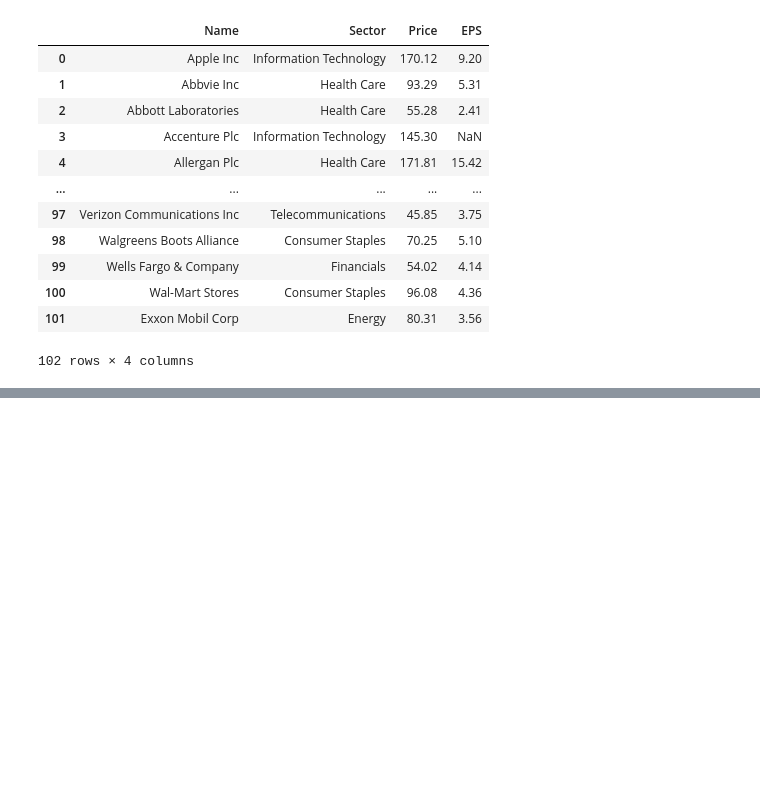
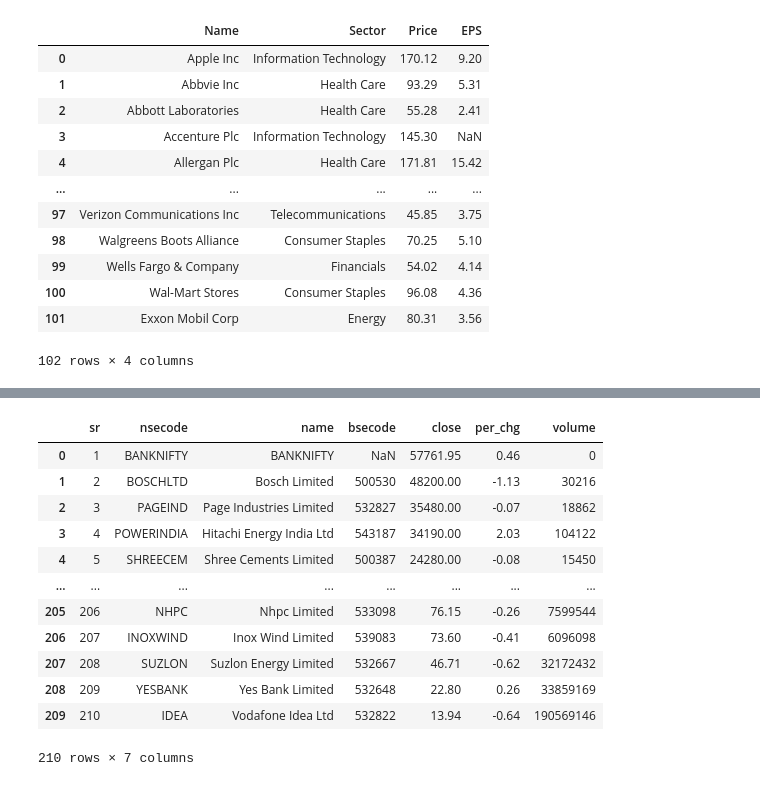
Before and after one commit to sunilsala88/batch-38, a Jupyter notebook: 10_numpy_pandas/pandas1.ipynb, the cells around one changed output, grey strips where cells are left out. Drawn from its saved outputs; the diff is of its cells as text; code cells hidden in the pictures; blank space fills up the shorter version.

```diff
--- a/10_numpy_pandas/pandas1.ipynb
+++ b/10_numpy_pandas/pandas1.ipynb
@@ -84,0 +137,34 @@ pd.read_html()
+# %%
+import requests, re, pandas as pd
+
+s = requests.Session()
+url = "https://chartink.com/screener/nifty-50-stocks"
+h = {"User-Agent": "Mozilla/5.0"}
+
+page = s.get(url, headers=h, timeout=30)
+csrf = re.search(r'name="csrf-token" content="([^"]+)"', page.text).group(1)
+
+h |= {"x-csrf-token": csrf, "x-requested-with": "XMLHttpRequest", "referer": url}
+resp = s.post("https://chartink.com/screener/process",
+              headers=h,
+              data={"scan_clause": "( {33489} ( latest close > 0 ) )"},
+              timeout=30)
+
+df = pd.DataFrame(resp.json()["data"])
+df
+#selelium,playwright,beautifulsoup,requests,seleniumwire,undetected_chromedriver,pyppeteer,pyppeteer_stealth
+#antigravity
+# %% [output]
+|  | sr | nsecode | name | bsecode | close | per_chg | volume |
+| 0 | 1 | BANKNIFTY | BANKNIFTY | NaN | 57761.95 | 0.46 | 0 |
+| 1 | 2 | BOSCHLTD | Bosch Limited | 500530 | 48200.00 | -1.13 | 30216 |
+| 2 | 3 | PAGEIND | Page Industries Limited | 532827 | 35480.00 | -0.07 | 18862 |
+| 3 | 4 | POWERINDIA | Hitachi Energy India Ltd | 543187 | 34190.00 | 2.03 | 104122 |
+| 4 | 5 | SHREECEM | Shree Cements Limited | 500387 | 24280.00 | -0.08 | 15450 |
+| ... | ... | ... | ... | ... | ... | ... | ... |
+| 205 | 206 | NHPC | Nhpc Limited | 533098 | 76.15 | -0.26 | 7599544 |
+| 206 | 207 | INOXWIND | Inox Wind Limited | 539083 | 73.60 | -0.41 | 6096098 |
+| 207 | 208 | SUZLON | Suzlon Energy Limited | 532667 | 46.71 | -0.62 | 32172432 |
+| 208 | 209 | YESBANK | Yes Bank Limited | 532648 | 22.80 | 0.26 | 33859169 |
+| 209 | 210 | IDEA | Vodafone Idea Ltd | 532822 | 13.94 | -0.64 | 190569146 |
+210 rows × 7 columns
```
Also changed, not shown: parts of 5 cells of this notebook, 1 other file.
